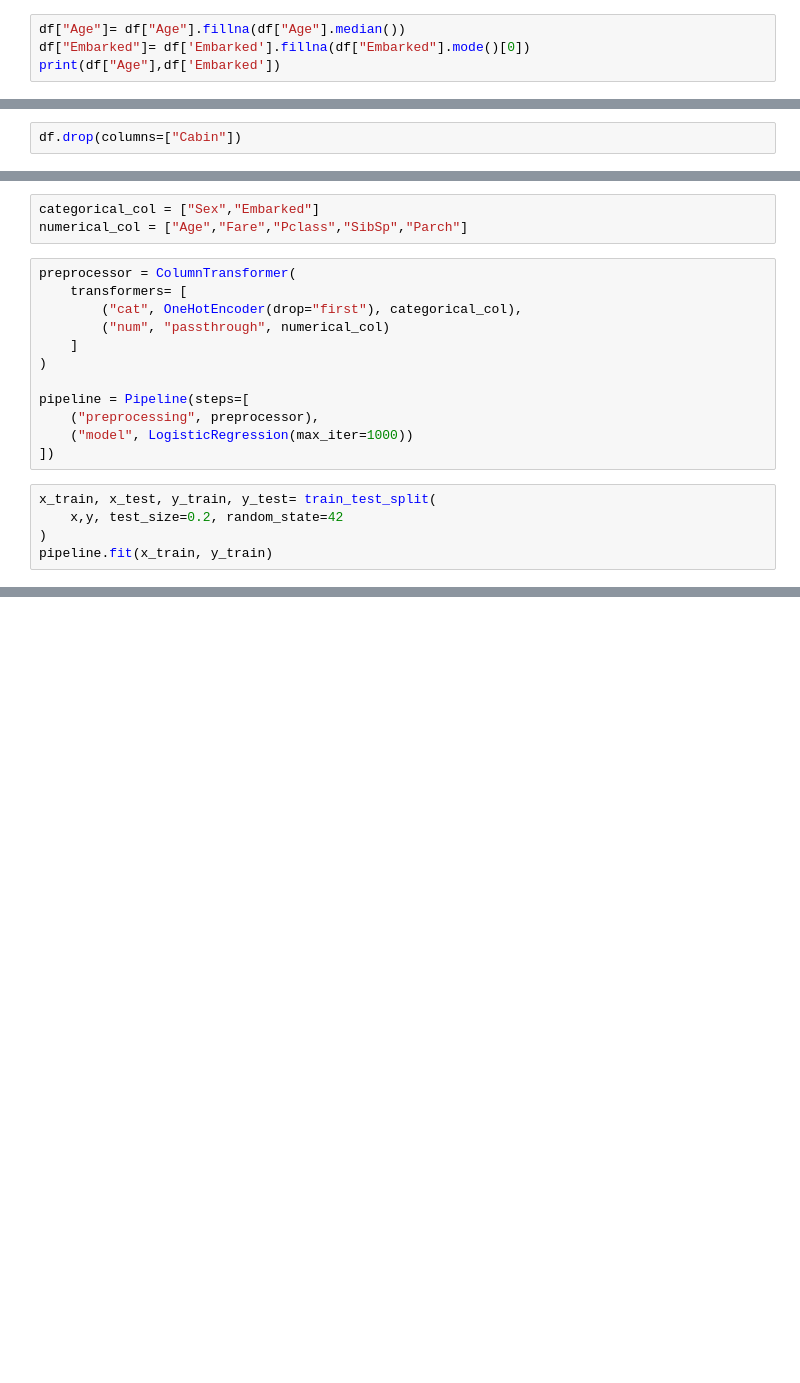
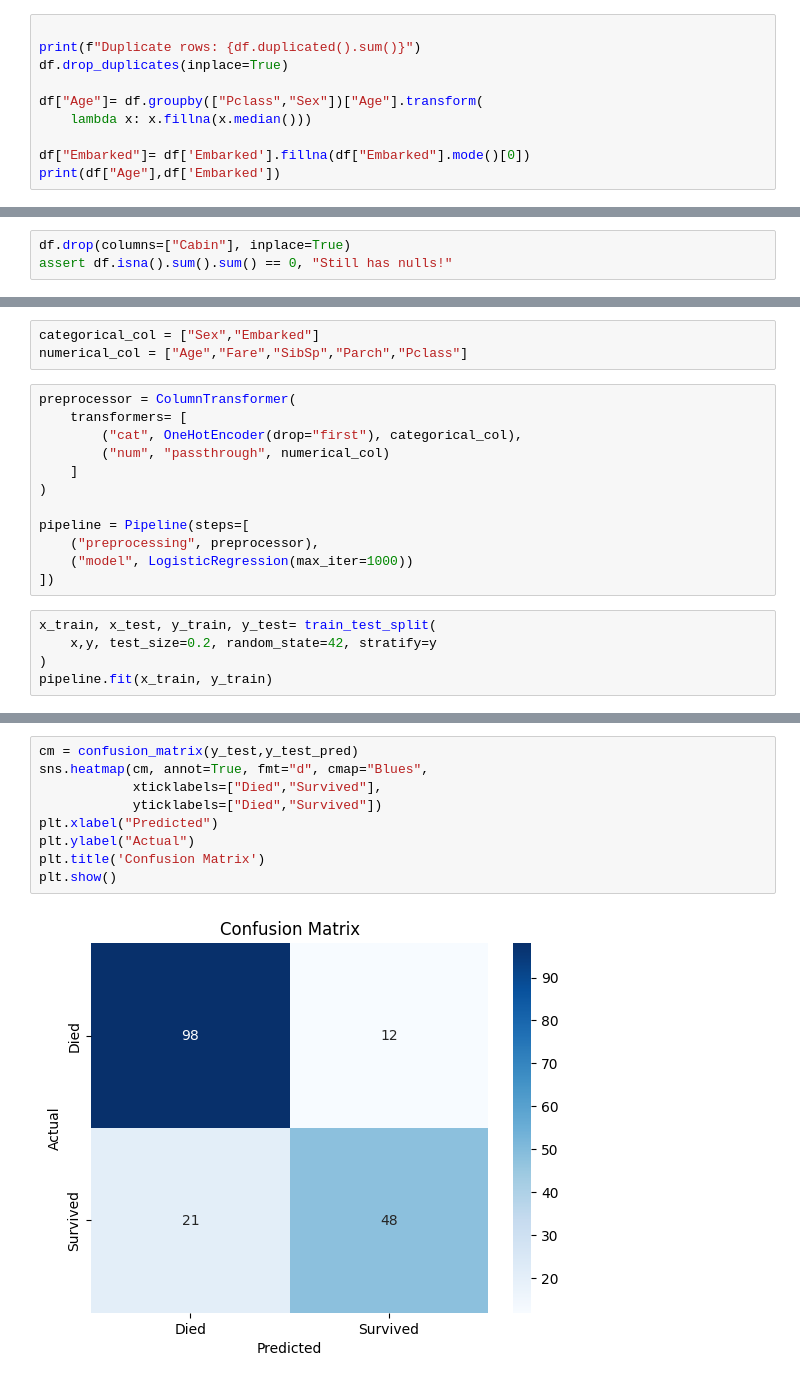
Before and after one commit to ananyaghorpade29/titanic, a Jupyter notebook: notebooks/titanic02_preprocessing.ipynb, the cells around one changed output, grey strips where cells are left out. Drawn from its saved outputs; the diff is of its cells as text; blank space fills up the shorter version.

```diff
--- a/notebooks/titanic02_preprocessing.ipynb
+++ b/notebooks/titanic02_preprocessing.ipynb
@@ -42,7 +42,13 @@ dtype: int64
 # %% [markdown]
 Basic cleaning
 # %%
-df["Age"]= df["Age"].fillna(df["Age"].median())
+
+print(f"Duplicate rows: {df.duplicated().sum()}")
+df.drop_duplicates(inplace=True)
+
+df["Age"]= df.groupby(["Pclass","Sex"])["Age"].transform(
+    lambda x: x.fillna(x.median()))
+
 df["Embarked"]= df['Embarked'].fillna(df["Embarked"].mode()[0])
 print(df["Age"],df['Embarked'])
 # %% [output]
@@ -64,4 +70,5 @@ Name: Age, Length: 891, dtype: float64 0      S
 890    Q
 Name: Embarked, Length: 891, dtype: str
 # %%
-df.drop(columns=["Cabin"])
+df.drop(columns=["Cabin"], inplace=True)
+assert df.isna().sum().sum() == 0, "Still has nulls!"
@@ -86,7 +79,7 @@ x = df.drop(columns= ["Survived","Name","Ticket","PassengerId"])
 y = df["Survived"]
 # %%
 categorical_col = ["Sex","Embarked"]
-numerical_col = ["Age","Fare","Pclass","SibSp","Parch"]
+numerical_col = ["Age","Fare","SibSp","Parch","Pclass"]
 # %%
 preprocessor = ColumnTransformer(
     transformers= [
@@ -101,7 +94,7 @@ pipeline = Pipeline(steps=[
 ])
 # %%
 x_train, x_test, y_train, y_test= train_test_split(
-    x,y, test_size=0.2, random_state=42
+    x,y, test_size=0.2, random_state=42, stratify=y
 )
 pipeline.fit(x_train, y_train)
 # %% [output]
@@ -123,0 +129,11 @@ Test Accuracy:  0.8100558659217877
+# %%
+cm = confusion_matrix(y_test,y_test_pred)
+sns.heatmap(cm, annot=True, fmt="d", cmap="Blues",
+            xticklabels=["Died","Survived"],
+            yticklabels=["Died","Survived"])
+plt.xlabel("Predicted")
+plt.ylabel("Actual")
+plt.title('Confusion Matrix')
+plt.show()
+# %% [output]
+[figure, added]
```
Also changed, not shown: parts of 6 cells of this notebook.
